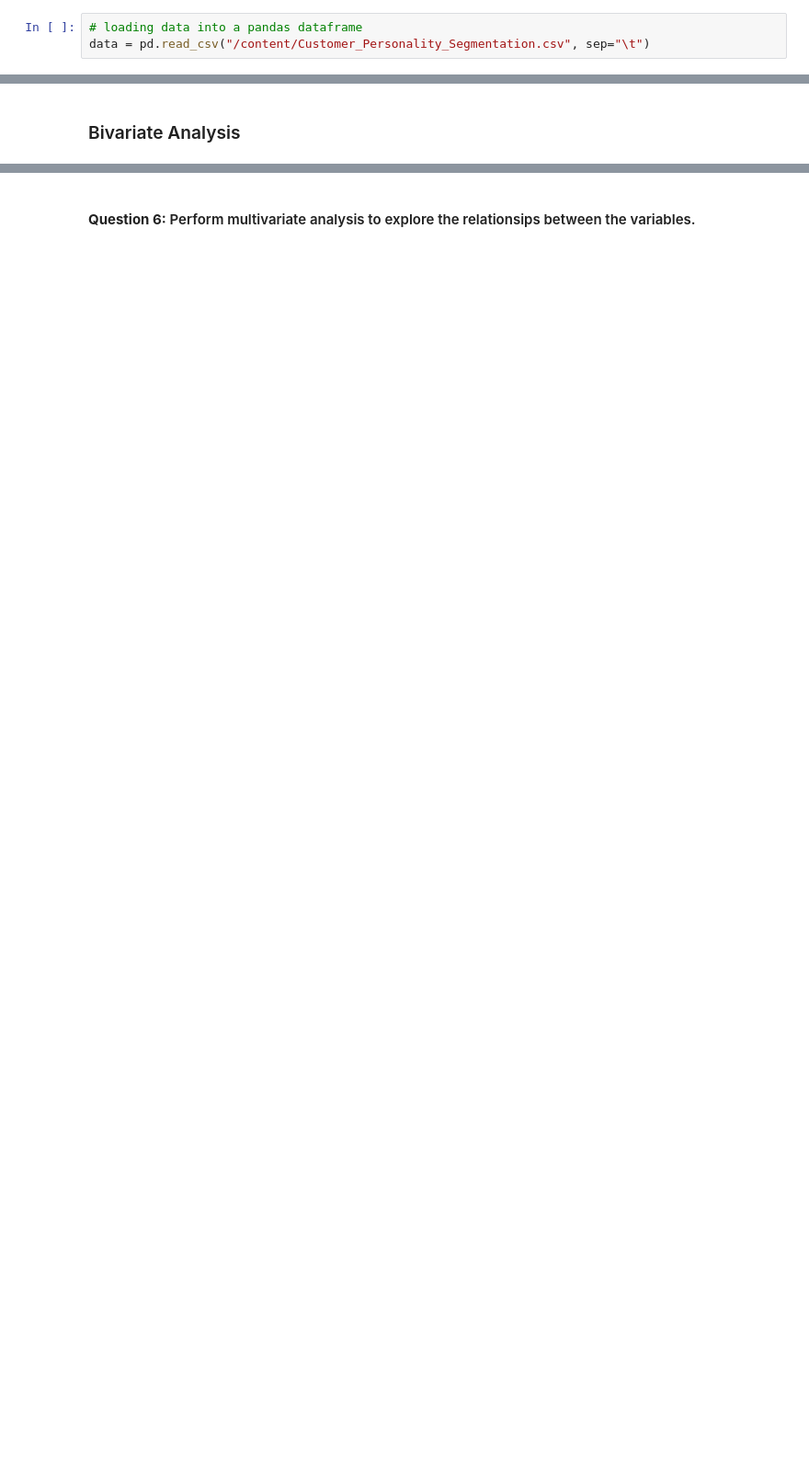
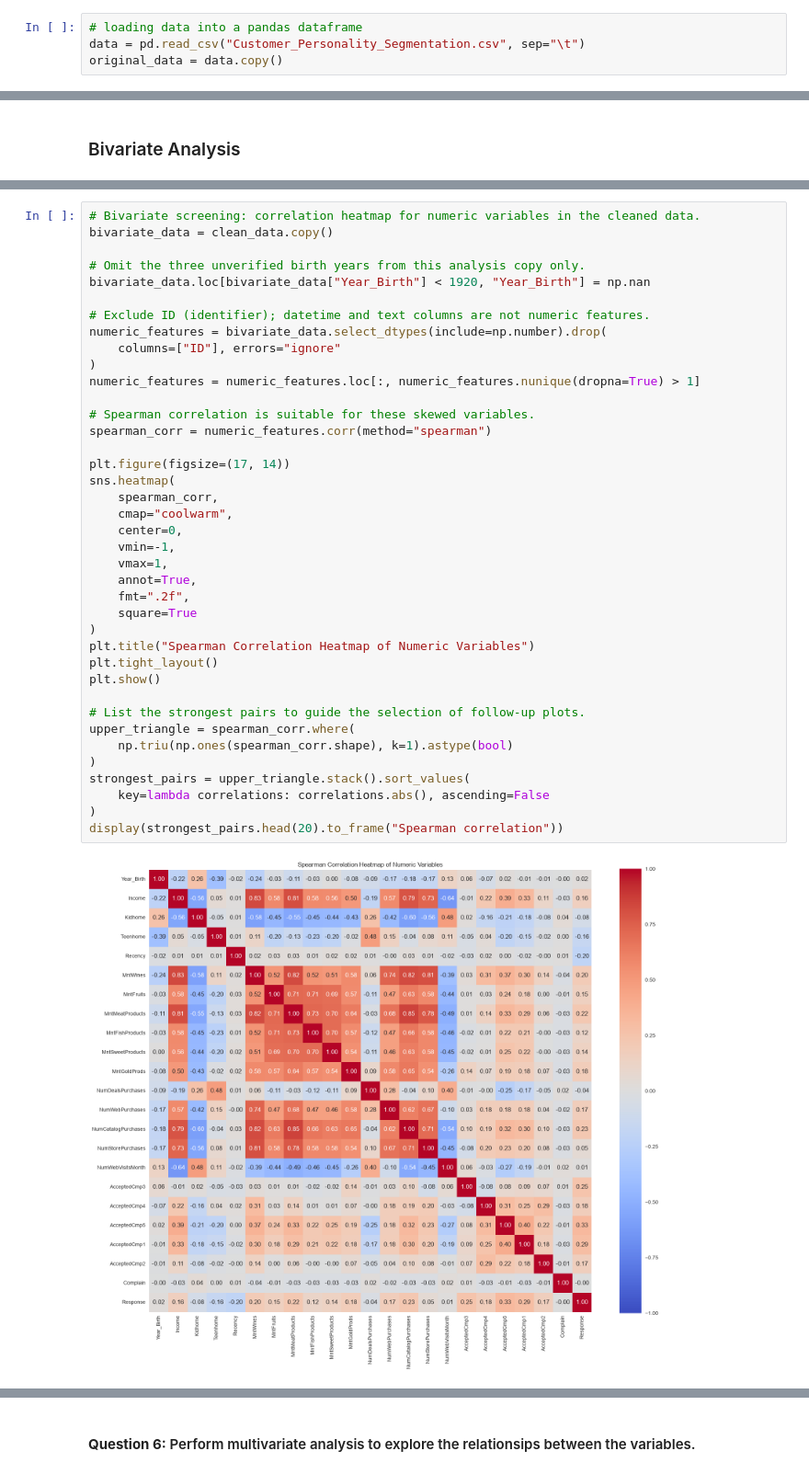
Before and after one commit to zainabzafari/Customer_Personality_Segmentation, a Jupyter notebook: Learner_Notebook_Full_Code_Version_Customer_Personality_Segmentation.ipynb, the cells around one changed output, grey strips where cells are left out. Shown at 92% size. Drawn from its saved outputs; the diff is of its cells as text; blank space fills up the shorter version.

Commit message:
completed the Customer Personality Segmentation projet

```diff
--- a/Learner_Notebook_Full_Code_Version_Customer_Personality_Segmentation.ipynb
+++ b/Learner_Notebook_Full_Code_Version_Customer_Personality_Segmentation.ipynb
@@ -103,7 +103,8 @@ warnings.filterwarnings("ignore")
 # drive.mount('/content/drive')
 # %%
 # loading data into a pandas dataframe
-data = pd.read_csv("/content/Customer_Personality_Segmentation.csv", sep="\t")
+data = pd.read_csv("Customer_Personality_Segmentation.csv", sep="\t")
+original_data = data.copy()
 # %% [markdown]
 ## **Data Overview**
 # %% [markdown]
@@ -144,0 +573,41 @@ data = pd.read_csv("/content/Customer_Personality_Segmentation.csv", sep="\t")
+# %%
+# Bivariate screening: correlation heatmap for numeric variables in the cleaned data.
+bivariate_data = clean_data.copy()
+
+# Omit the three unverified birth years from this analysis copy only.
+bivariate_data.loc[bivariate_data["Year_Birth"] < 1920, "Year_Birth"] = np.nan
+
+# Exclude ID (identifier); datetime and text columns are not numeric features.
+numeric_features = bivariate_data.select_dtypes(include=np.number).drop(
+    columns=["ID"], errors="ignore"
+)
+numeric_features = numeric_features.loc[:, numeric_features.nunique(dropna=True) > 1]
+
+# Spearman correlation is suitable for these skewed variables.
+spearman_corr = numeric_features.corr(method="spearman")
+
+plt.figure(figsize=(17, 14))
+sns.heatmap(
+    spearman_corr,
+    cmap="coolwarm",
+    center=0,
+    vmin=-1,
+    vmax=1,
+    annot=True,
+    fmt=".2f",
+    square=True
+)
+plt.title("Spearman Correlation Heatmap of Numeric Variables")
+plt.tight_layout()
+plt.show()
+
+# List the strongest pairs to guide the selection of follow-up plots.
+upper_triangle = spearman_corr.where(
+    np.triu(np.ones(spearman_corr.shape), k=1).astype(bool)
+)
+strongest_pairs = upper_triangle.stack().sort_values(
+    key=lambda correlations: correlations.abs(), ascending=False
+)
+display(strongest_pairs.head(20).to_frame("Spearman correlation"))
+# %% [output]
+[figure, added]
```
Also changed, not shown: parts of 70 cells of this notebook, 1 other file.
